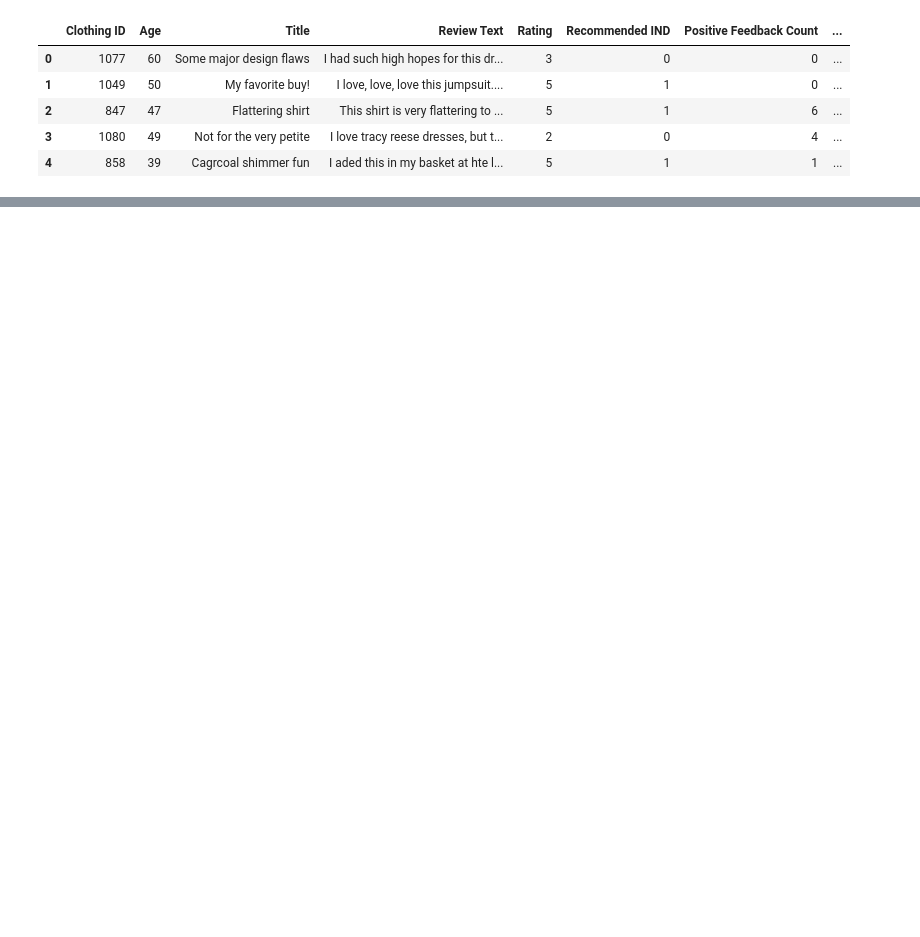
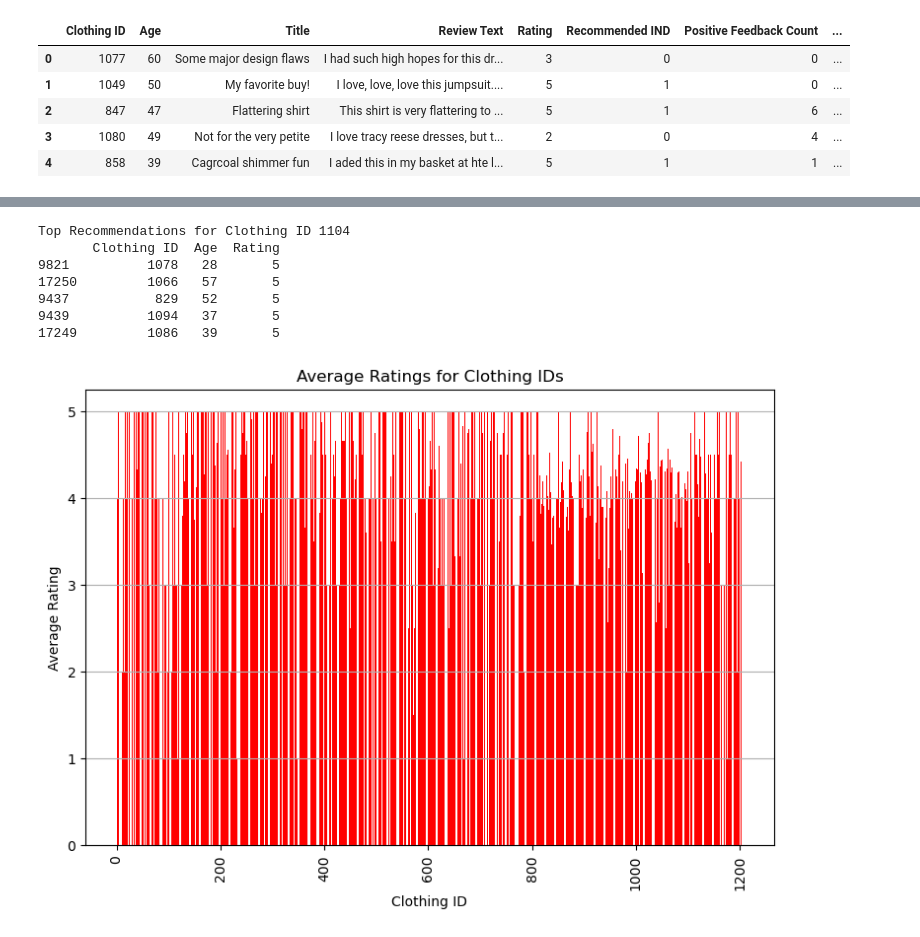
Before and after one commit to Faizanarshed/Product_Recommendation_System, a Jupyter notebook: collaborating Filtering recommendation systems(Final).ipynb, the cells around one changed output, grey strips where cells are left out. Saved outputs shown, nothing was run; the diff lists cells and outputs as text; code cells hidden in the pictures; blank space fills up the shorter version.

```diff
--- a/collaborating Filtering recommendation systems(Final).ipynb
+++ b/collaborating Filtering recommendation systems(Final).ipynb
@@ -78,0 +78,52 @@ combined_similarity = alpha * Clothing_similarity_df + (1 - alpha) * review_simi
+# %%
+Clothing_id = data['Clothing ID'].unique()
+
+# Locating the recommendation by using the 'Review Text' preferences from data
+vectorizer = CountVectorizer(stop_words='english')
+review_matrix = vectorizer.fit_transform(data['Review Text'])
+review_similarity = cosine_similarity(review_matrix)
+review_similarity_df = pd.DataFrame(review_similarity, index=data.index, columns=data.index)
+
+# Calculating the Combined Similarity
+alpha = 0.7
+combined_similarity = alpha * Clothing_similarity_df + (1 - alpha) * review_similarity_df
+
+# Updating the recommendations DataFrame based on the combined similarity for the specific 'clothing_id'
+clothing_id = 1104
+recommendations = pd.DataFrame(data)
+selected_recommendations = recommendations[recommendations['Clothing ID'] == clothing_id]
+
+# Drop duplicate recommendations based on 'Clothing ID'
+selected_recommendations = selected_recommendations.drop_duplicates(subset='Clothing ID', keep='first')
+
+# Excluding the input 'clothing_id' from the recommendations
+recommendations = recommendations[recommendations['Clothing ID'] != clothing_id]
+
+# Sorting the recommendations based on 'Rating' in descending order
+sorted_recommendations = recommendations.sort_values(by='Rating', ascending=False)
+
+# Displaying top 5 recommendations for the specific 'Clothing ID'
+print("Top Recommendations for Clothing ID", clothing_id)
+print(sorted_recommendations[['Clothing ID', 'Age', 'Rating']].head(5))
+
+# Grouping of the DataFrame by preference of 'Clothing ID' and exploring the average rating for each selected Clothing_id
+average_ratings = recommendations.groupby('Clothing ID')['Rating'].mean().reset_index()
+
+# Designing Bar Plot to visualize the recommended Clothing ID
+plt.figure(figsize=(9, 6))
+plt.bar(average_ratings['Clothing ID'], average_ratings['Rating'], color='red')
+plt.xlabel('Clothing ID')
+plt.ylabel('Average Rating')
+plt.title('Average Ratings for Clothing IDs')
+plt.xticks(rotation=90)
+plt.grid(axis='y')
+plt.show()
+# %% [output]
+Top Recommendations for Clothing ID 1104
+       Clothing ID  Age  Rating
+9821          1078   28       5
+17250         1066   57       5
+9437           829   52       5
+9439          1094   37       5
+17249         1086   39       5
+[figure, added]
```
Also changed, not shown: parts of 8 cells of this notebook, 2 other files.
